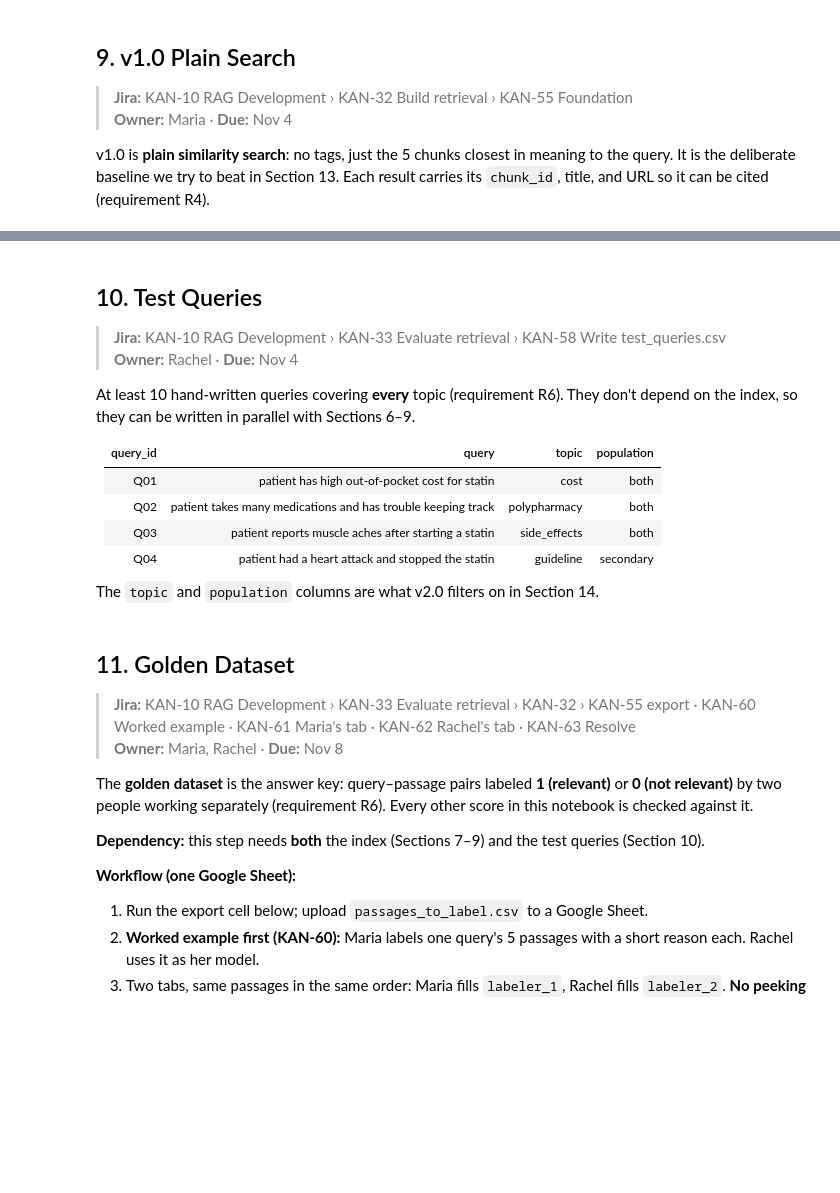
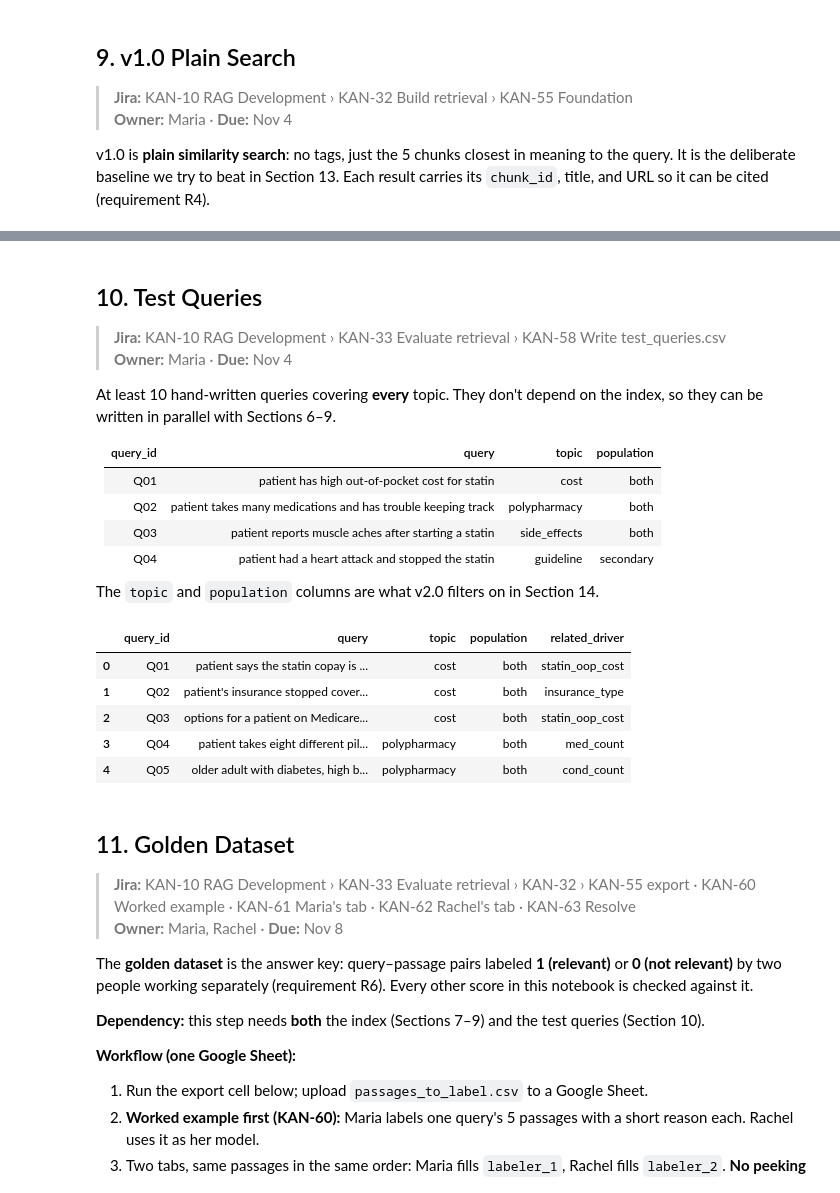
Before and after one commit to siads699-group20/statin-discontinuation, a Jupyter notebook: notebooks/05_rag.ipynb, the cells around one changed output, grey strips where cells are left out. Saved outputs shown, nothing was run; the diff lists cells and outputs as text; code cells hidden in the pictures; blank space fills up the shorter version.

```diff
--- a/notebooks/05_rag.ipynb
+++ b/notebooks/05_rag.ipynb
@@ -227,9 +405,9 @@ def retrieve_v1(query):
 # %% [markdown]
 ## 10. Test Queries
 > **Jira:** KAN-10 RAG Development › KAN-33 Evaluate retrieval › KAN-58 Write test_queries.csv
-> **Owner:** Rachel · **Due:** Nov 4
+> **Owner:** Maria · **Due:** Nov 4
 
-At least 10 hand-written queries covering **every** topic (requirement R6). They don't depend on the index, so they can be written in parallel with Sections 6–9.
+At least 10 hand-written queries covering **every** topic. They don't depend on the index, so they can be written in parallel with Sections 6–9.
 
 | query_id | query | topic | population |
 |---|---|---|---|
@@ -242,10 +420,27 @@ The `topic` and `population` columns are what v2.0 filters on in Section 14.
 # %%
 # 1. Read QUERIES_FILE into `queries`.
 # 2. Fill blank population values with "both".
 # 3. Check: query_id values are unique; there are at least 10 queries; every topic in TOPICS has one.
 # 4. Show how many queries each topic has.
 # Hints: df["col"].fillna(value); df["col"].is_unique; set(df["topic"]).
-queries = None
+
+queries = pd.read_csv (QUERIES_FILE)
+queries['population'].fillna('both')
+
+assert queries["query_id"].is_unique, "Duplicate query_id values"
+assert len(queries) >= 10, f"Need at least 10 queries, found {len(queries)}"
+missing_topics = [t for t in TOPICS if t not in set(queries["topic"])]
+assert not missing_topics, f"No test query for topics: {missing_topics}"
+
+queries.groupby('topic').size()
+queries.head()
+# %% [output]
+|  | query_id | query | topic | population | related_driver |
+| 0 | Q01 | patient says the statin copay is ... | cost | both | statin_oop_cost |
+| 1 | Q02 | patient's insurance stopped cover... | cost | both | insurance_type |
+| 2 | Q03 | options for a patient on Medicare... | cost | both | statin_oop_cost |
+| 3 | Q04 | patient takes eight different pil... | polypharmacy | both | med_count |
+| 4 | Q05 | older adult with diabetes, high b... | polypharmacy | both | cond_count |
 # %% [markdown]
 ## 11. Golden Dataset
 > **Jira:** KAN-10 RAG Development › KAN-33 Evaluate retrieval › KAN-32 › KAN-55 export · KAN-60 Worked example · KAN-61 Maria's tab · KAN-62 Rachel's tab · KAN-63 Resolve
```
Also changed, not shown: parts of 19 cells of this notebook, 7 other files.
